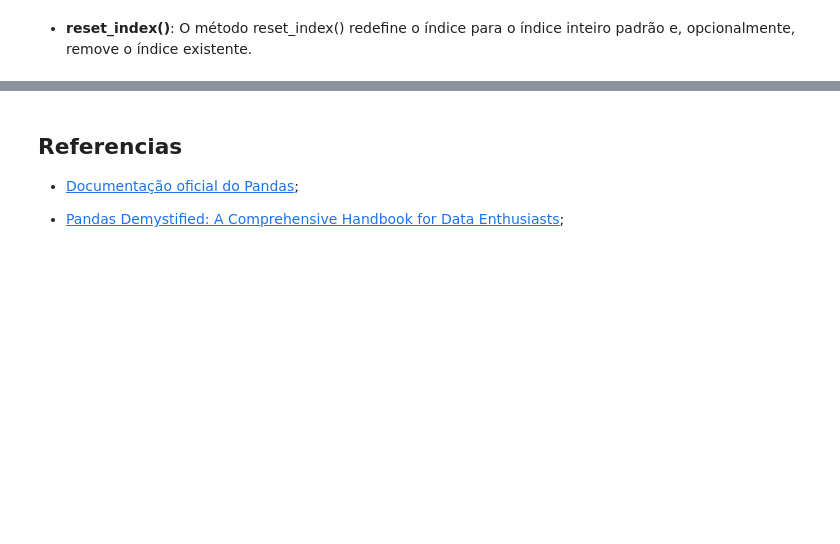
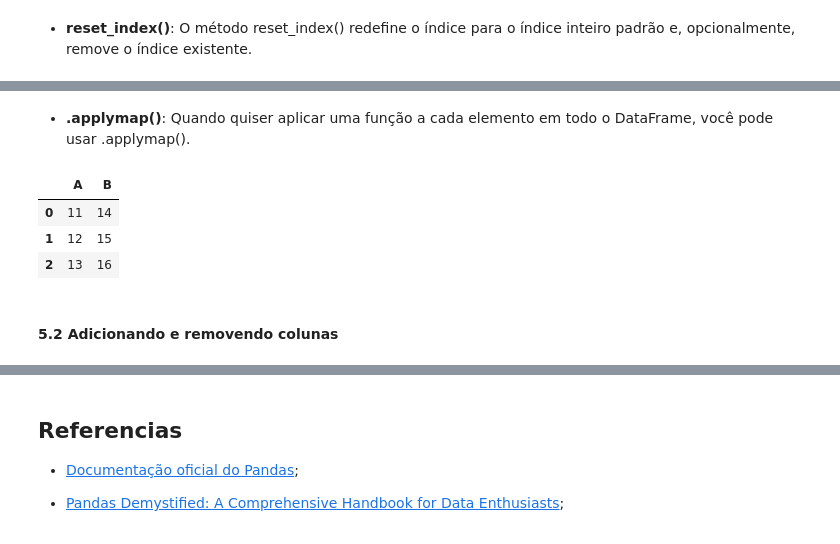
Before and after one commit to saulosgil/pandas_funcoes_basicas, a Jupyter notebook: pandas.ipynb, the cells around one changed output, grey strips where cells are left out. Drawn from its saved outputs; the diff is of its cells as text; code cells hidden in the pictures; blank space fills up the shorter version.

```diff
--- a/pandas.ipynb
+++ b/pandas.ipynb
@@ -469,0 +676,22 @@ df = df.reset_index(drop=True) # nada acontece pq o df não tem uma coluna index
+# %% [markdown]
+- ****.applymap()****: Quando quiser aplicar uma função a cada elemento em todo o DataFrame, você pode usar .applymap().
+# %%
+# exemplo
+data = {'A': [1, 2, 3], 'B': [4, 5, 6]}
+df = pd.DataFrame(data)
+
+# function que adiciona 10 a um valor
+def add_10(x):
+    return x + 10
+
+# Apply the function to the entire DataFrame
+df = df.applymap(add_10)
+
+df
+# %% [output]
+|  | A | B |
+| 0 | 11 | 14 |
+| 1 | 12 | 15 |
+| 2 | 13 | 16 |
+# %% [markdown]
+#### 5.2 Adicionando e removendo colunas
```
Also changed, not shown: parts of 41 cells of this notebook.
